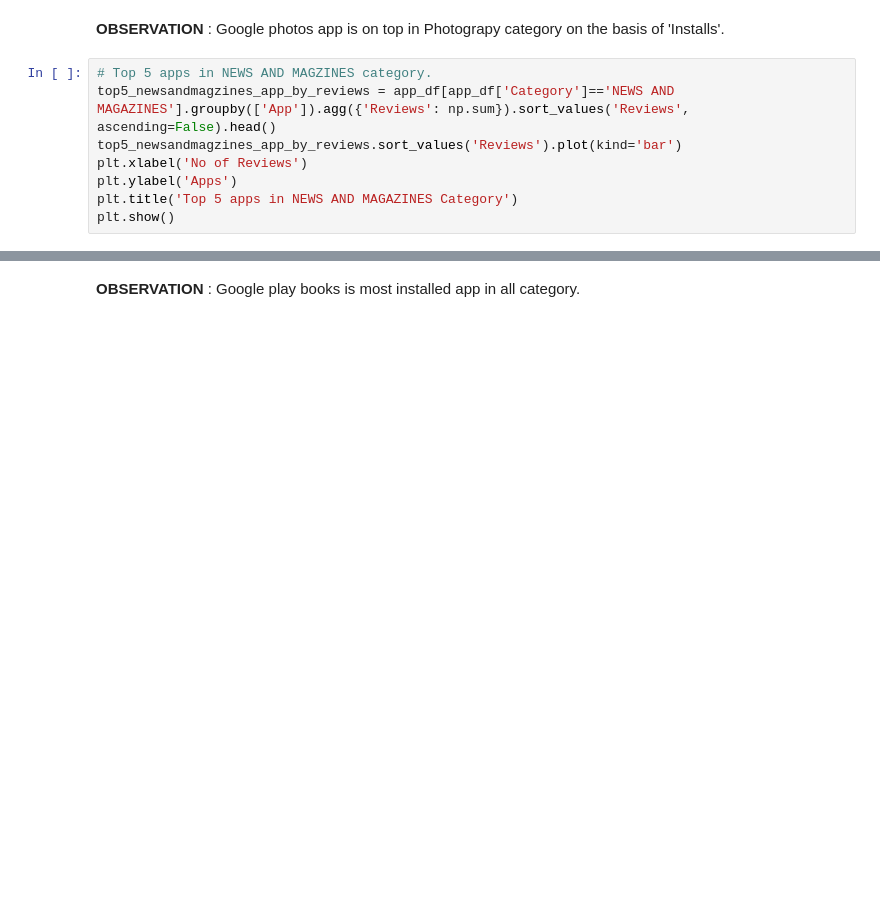
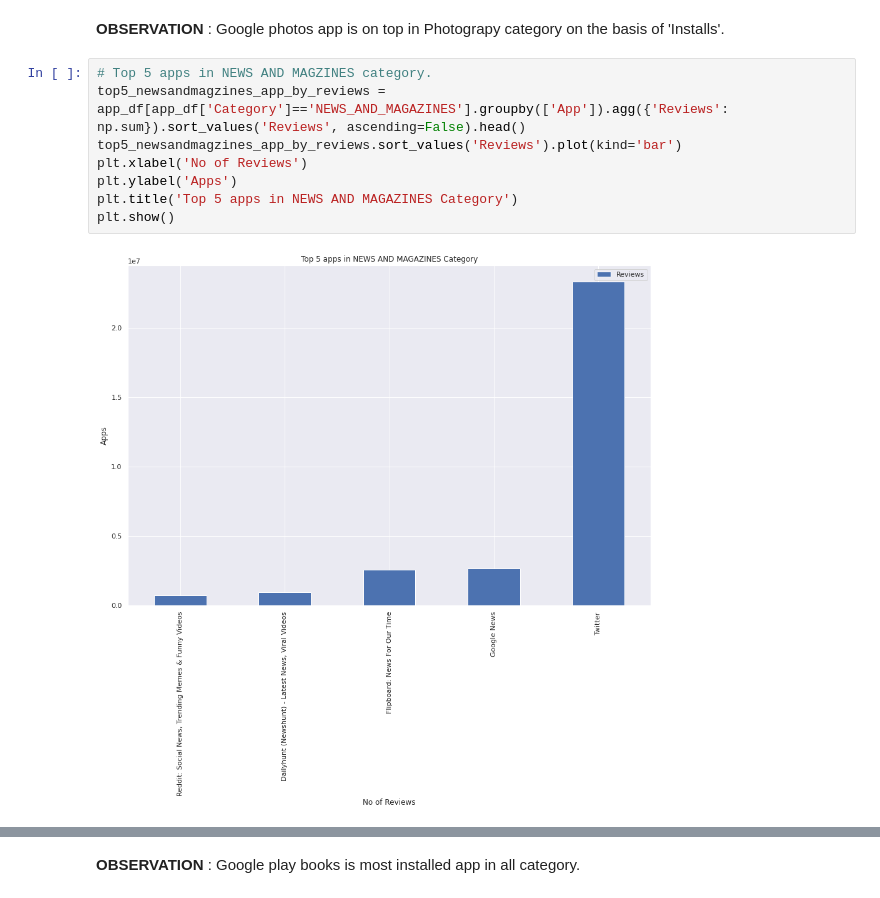
Before and after one commit to itsmimahi/Play-Store-App-Data-Analysis, a Jupyter notebook: My_EDA_.ipynb, the cells around one changed output, grey strips where cells are left out. Cells and saved outputs as stored; diff of their text form; blank space fills up the shorter version.

```diff
--- a/My_EDA_.ipynb
+++ b/My_EDA_.ipynb
@@ -774,12 +775,14 @@ plt.title('Top 5 apps in photography category')
 **OBSERVATION** : Google photos app is on top in Photograpy category on the basis of 'Installs'.
 # %%
 # Top 5 apps in NEWS AND MAGZINES category.
-top5_newsandmagzines_app_by_reviews = app_df[app_df['Category']=='NEWS AND MAGAZINES'].groupby(['App']).agg({'Reviews': np.sum}).sort_values('Reviews', ascending=False).head()
+top5_newsandmagzines_app_by_reviews = app_df[app_df['Category']=='NEWS_AND_MAGAZINES'].groupby(['App']).agg({'Reviews': np.sum}).sort_values('Reviews', ascending=False).head()
 top5_newsandmagzines_app_by_reviews.sort_values('Reviews').plot(kind='bar')
 plt.xlabel('No of Reviews')
 plt.ylabel('Apps')
 plt.title('Top 5 apps in NEWS AND MAGAZINES Category')
 plt.show()
+# %% [output]
+[figure, added]
 # %%
 top10_apps_by_install=app_df.groupby(['App']).agg({'Installs': np.mean}).sort_values('Installs',ascending=False).head(10)
 top10_apps_by_install.sort_values('Installs')
```
Also changed, not shown: parts of 41 cells of this notebook.
